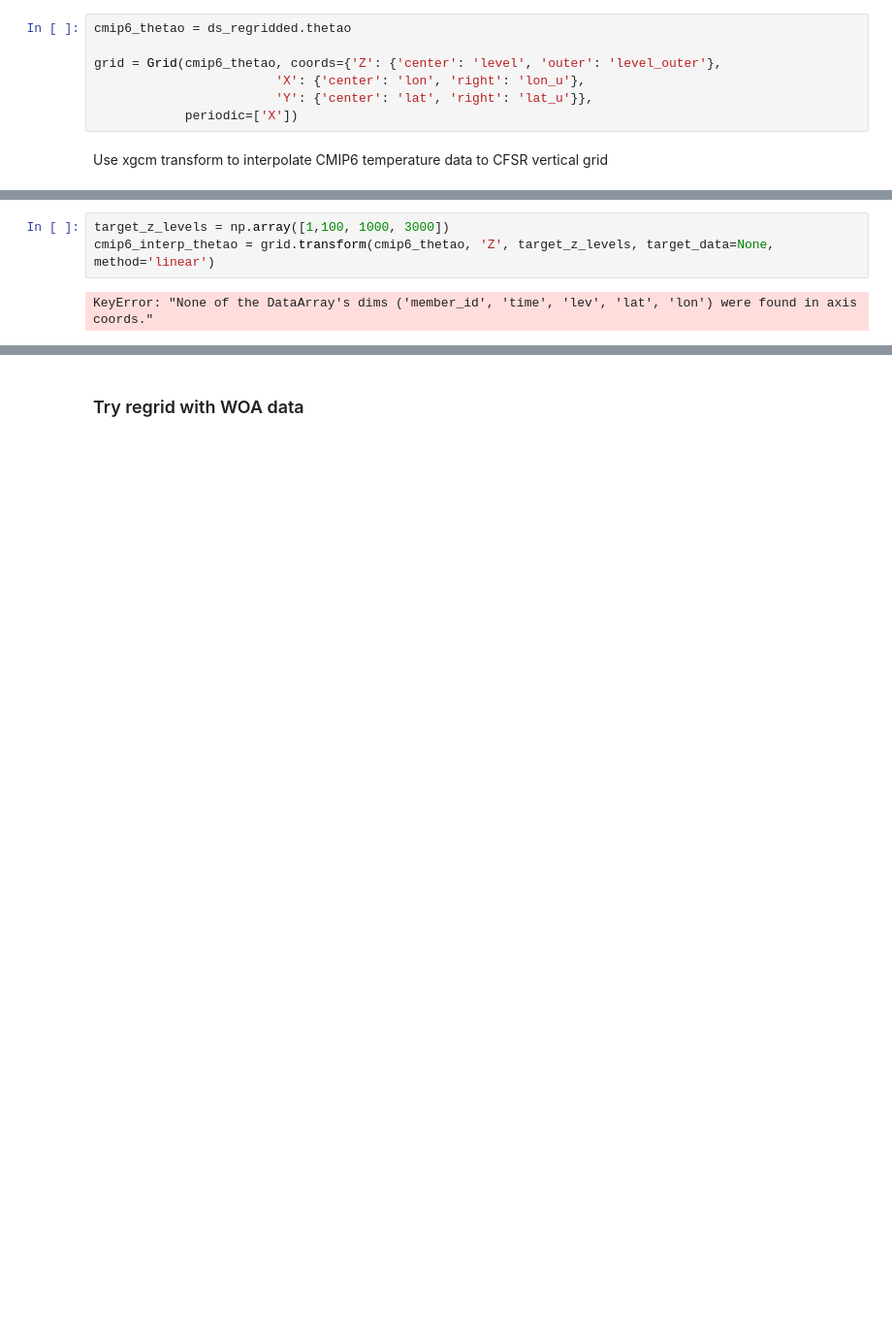
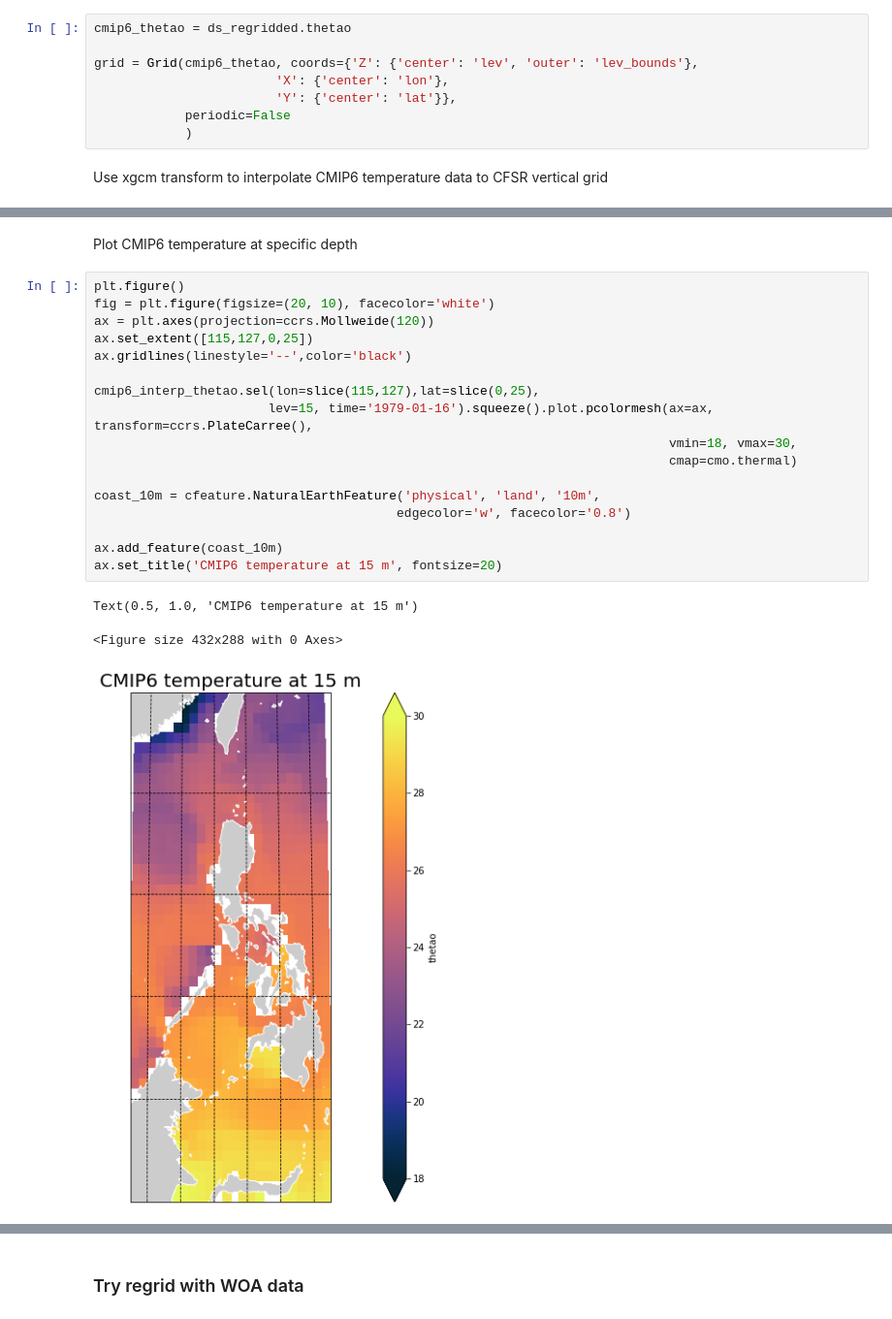
Before and after one commit to jdldeauna/GitHub-Issues, a Jupyter notebook: Interpolate CMIP6 data to reanalysis grid.ipynb, the cells around one changed output, grey strips where cells are left out. Shown at 97% size. Drawn from its saved outputs; the diff is of its cells as text; blank space fills up the shorter version.

Commit message:
Use xgcm transform for interpolation

```diff
--- a/Interpolate CMIP6 data to reanalysis grid.ipynb
+++ b/Interpolate CMIP6 data to reanalysis grid.ipynb
@@ -74,10 +140,11 @@ Create grid object from CMIP6 data
 # %%
 cmip6_thetao = ds_regridded.thetao
 
-grid = Grid(cmip6_thetao, coords={'Z': {'center': 'level', 'outer': 'level_outer'},
-                        'X': {'center': 'lon', 'right': 'lon_u'},
-                        'Y': {'center': 'lat', 'right': 'lat_u'}},
-            periodic=['X'])
+grid = Grid(cmip6_thetao, coords={'Z': {'center': 'lev', 'outer': 'lev_bounds'},
+                        'X': {'center': 'lon'},
+                        'Y': {'center': 'lat'}},
+            periodic=False
+            )
 # %% [markdown]
 Use xgcm transform to interpolate CMIP6 temperature data to CFSR vertical grid
 # %%
@@ -87,5 +152,23 @@ KeyError: "None of the DataArray's dims ('member_id', 'time', 'lev', 'lat', 'lon
-# %%
-target_z_levels = np.array([1,100, 1000, 3000])
-cmip6_interp_thetao = grid.transform(cmip6_thetao, 'Z', target_z_levels, target_data=None, method='linear')
-# %% [output]
-KeyError: "None of the DataArray's dims ('member_id', 'time', 'lev', 'lat', 'lon') were found in axis coords."
+# %% [markdown]
+Plot CMIP6 temperature at specific depth
+# %%
+plt.figure()
+fig = plt.figure(figsize=(20, 10), facecolor='white')
+ax = plt.axes(projection=ccrs.Mollweide(120))
+ax.set_extent([115,127,0,25])
+ax.gridlines(linestyle='--',color='black')
+
+cmip6_interp_thetao.sel(lon=slice(115,127),lat=slice(0,25),
+                       lev=15, time='1979-01-16').squeeze().plot.pcolormesh(ax=ax, transform=ccrs.PlateCarree(),
+                                                                            vmin=18, vmax=30,
+                                                                            cmap=cmo.thermal)
+
+coast_10m = cfeature.NaturalEarthFeature('physical', 'land', '10m',
+                                        edgecolor='w', facecolor='0.8')
+
+ax.add_feature(coast_10m)
+ax.set_title('CMIP6 temperature at 15 m', fontsize=20)
+# %% [output]
+Text(0.5, 1.0, 'CMIP6 temperature at 15 m')
+<Figure size 432x288 with 0 Axes>
+[figure, added]
```
Also changed, not shown: parts of 12 cells of this notebook.
